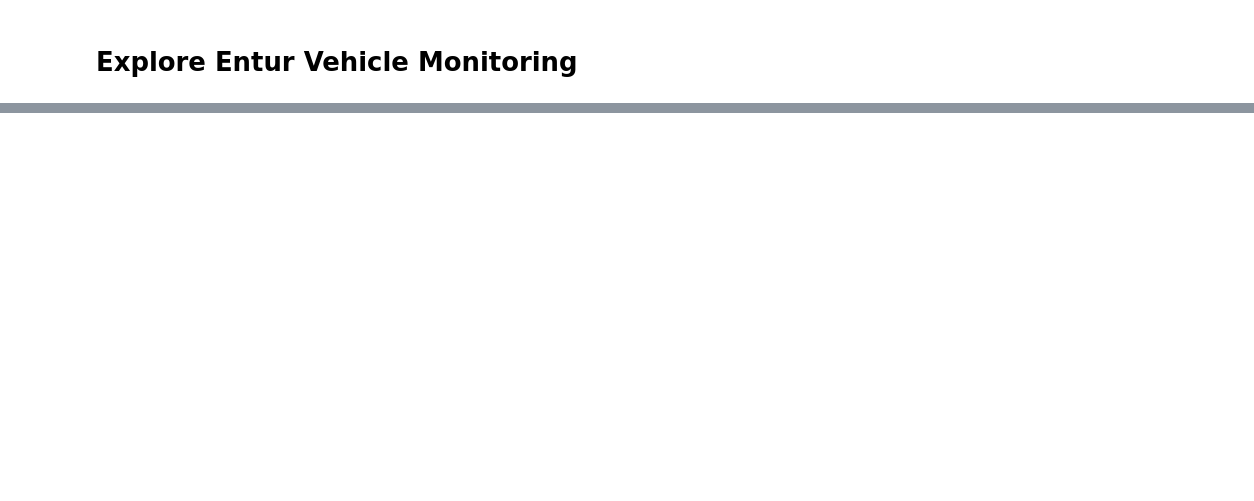
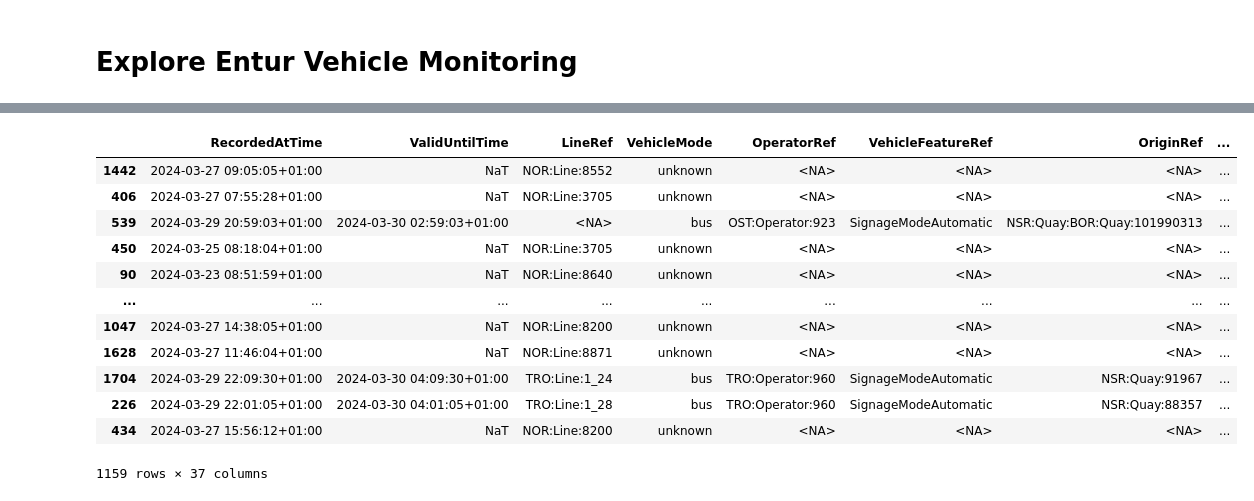
Before and after one commit to knuthp/spartid-pubtransport, a Jupyter notebook: notebooks/explore_vehicle_monitoring.ipynb, the cells around one changed output, grey strips where cells are left out. Drawn from its saved outputs; the diff is of its cells as text; code cells hidden in the pictures; blank space fills up the shorter version.

```diff
--- a/notebooks/explore_vehicle_monitoring.ipynb
+++ b/notebooks/explore_vehicle_monitoring.ipynb
@@ -95,0 +30,27 @@ gdf.head()
+# %%
+bins = [
+    pd.Timedelta(days=-1),
+    pd.Timedelta(minutes=0),
+    pd.Timedelta(minutes=5),
+    pd.Timedelta(minutes=10),
+    pd.Timedelta(minutes=20),
+    pd.Timedelta(minutes=30),
+    pd.Timedelta(days=4),
+]
+
+labels = ["unreasonable", "0-5min", "5-10min", "10-20min", "20-30min", "30min+"]
+
+one_hour = pd.Timestamp.now(tz="Europe/Berlin") - pd.Timedelta(hours=3)
+print(one_hour)
+(
+    gdf.assign(
+        delay_bin=pd.cut(
+            gdf["Delay"], bins, labels=labels
+        ),  # .astype(str).fillna("Unknown"),
+        delay_seconds=gdf["Delay"].dt.seconds,
+    )
+    # [["RecordedAtTime", "ValidUntilTime", "Delay", "delay_seconds", "delay_bin"]]
+    .query("RecordedAtTime < @one_hour")
+    .sort_values("Delay")
+)
+# %% [output]
@@ -95,0 +58,13 @@ gdf.head()
+|  | RecordedAtTime | ValidUntilTime | LineRef | VehicleMode | OperatorRef | VehicleFeatureRef | OriginRef | ... |
+| 1442 | 2024-03-27 09:05:05+01:00 | NaT | NOR:Line:8552 | unknown | <NA> | <NA> | <NA> | ... |
+| 406 | 2024-03-27 07:55:28+01:00 | NaT | NOR:Line:3705 | unknown | <NA> | <NA> | <NA> | ... |
+| 539 | 2024-03-29 20:59:03+01:00 | 2024-03-30 02:59:03+01:00 | <NA> | bus | OST:Operator:923 | SignageModeAutomatic | NSR:Quay:BOR:Quay:101990313 | ... |
+| 450 | 2024-03-25 08:18:04+01:00 | NaT | NOR:Line:3705 | unknown | <NA> | <NA> | <NA> | ... |
+| 90 | 2024-03-23 08:51:59+01:00 | NaT | NOR:Line:8640 | unknown | <NA> | <NA> | <NA> | ... |
+| ... | ... | ... | ... | ... | ... | ... | ... | ... |
+| 1047 | 2024-03-27 14:38:05+01:00 | NaT | NOR:Line:8200 | unknown | <NA> | <NA> | <NA> | ... |
+| 1628 | 2024-03-27 11:46:04+01:00 | NaT | NOR:Line:8871 | unknown | <NA> | <NA> | <NA> | ... |
+| 1704 | 2024-03-29 22:09:30+01:00 | 2024-03-30 04:09:30+01:00 | TRO:Line:1_24 | bus | TRO:Operator:960 | SignageModeAutomatic | NSR:Quay:91967 | ... |
+| 226 | 2024-03-29 22:01:05+01:00 | 2024-03-30 04:01:05+01:00 | TRO:Line:1_28 | bus | TRO:Operator:960 | SignageModeAutomatic | NSR:Quay:88357 | ... |
+| 434 | 2024-03-27 15:56:12+01:00 | NaT | NOR:Line:8200 | unknown | <NA> | <NA> | <NA> | ... |
+1159 rows × 37 columns
```
Also changed, not shown: parts of 14 cells of this notebook, 3 other files.
